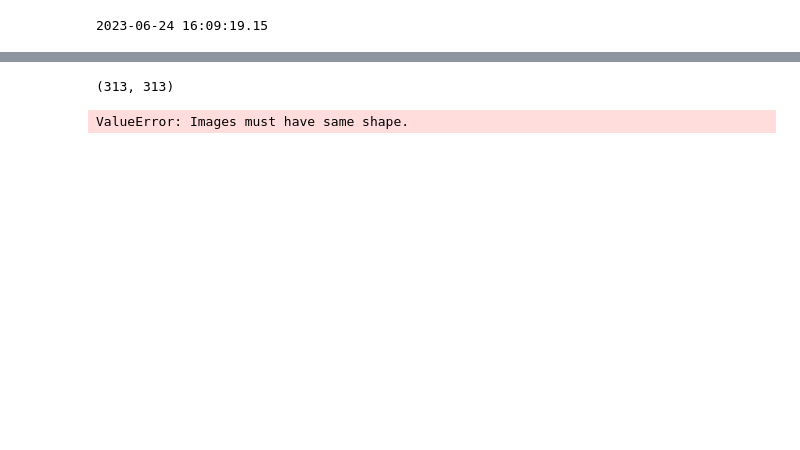
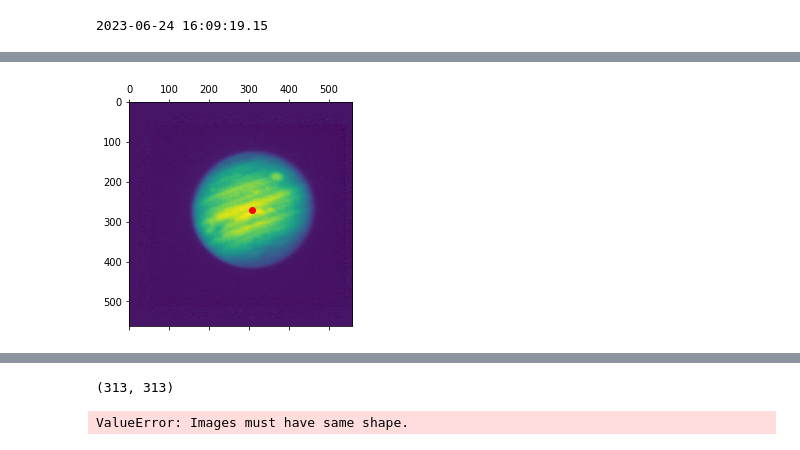
Before and after one commit to dahlek/spextraction, a Jupyter notebook: spextraction.ipynb, the cells around one changed output, grey strips where cells are left out. Saved outputs shown, nothing was run; the diff lists cells and outputs as text; code cells hidden in the pictures; blank space fills up the shorter version.

```diff
--- a/spextraction.ipynb
+++ b/spextraction.ipynb
@@ -186,0 +300,6 @@ plt.imshow(model.lat_g)
+# %%
+plt.matshow(data)
+plt.plot(307.5,271.3,'ro')
+plt.show()
+# %% [output]
+[figure, added]
```
Also changed, not shown: parts of 13 cells of this notebook.
